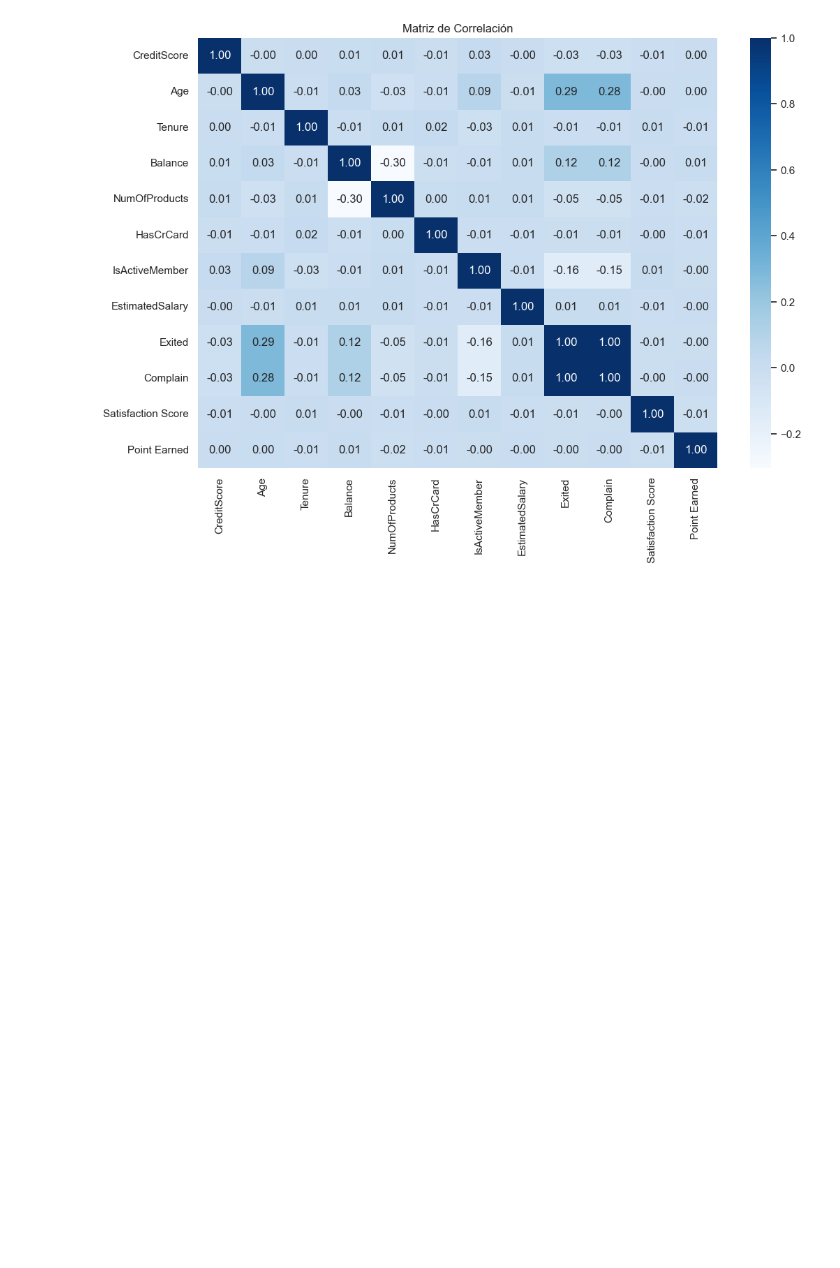
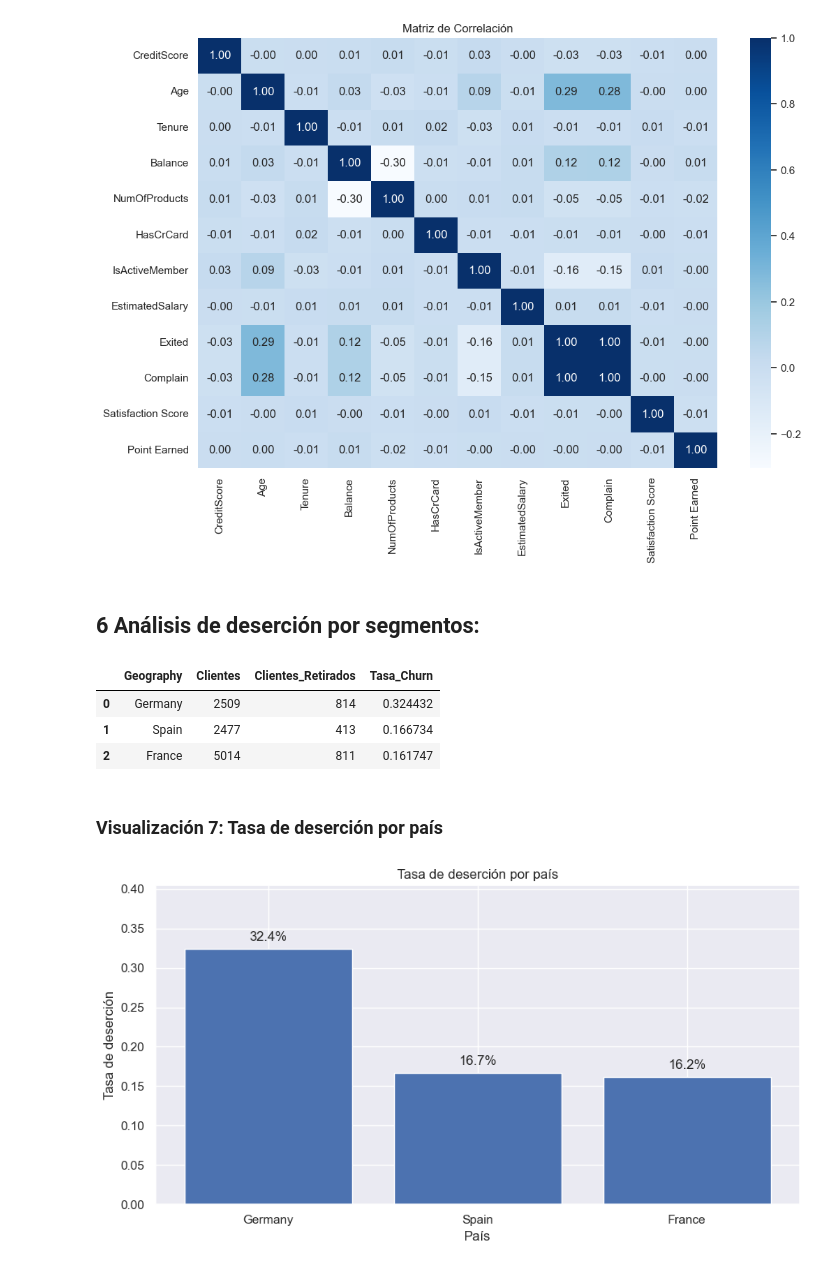
Before and after one commit to vysery98/laboratorio-3, a Jupyter notebook: main.ipynb, the cells around one changed output. Cells and saved outputs as stored; diff of their text form; code cells hidden in the pictures; blank space fills up the shorter version.

Commit message:
Agrego gráficos de visualizaciones

```diff
--- a/main.ipynb
+++ b/main.ipynb
@@ -173,3 +239,26 @@ plt.title("Matriz de Correlación")
 plt.show()
 # %% [output]
 [figure]
+# %% [markdown]
+## 6 Análisis de deserción por segmentos:
+# %%
+# Crear una copia para análisis adicional
+df_segmentos = df.copy()
+
+# Función auxiliar para calcular tasa de churn
+def tasa_churn_por_variable(data, variable):
+    return (
+        data.groupby(variable)["Exited"]
+        .agg(Clientes="count", Clientes_Retirados="sum", Tasa_Churn="mean")
+        .sort_values("Tasa_Churn", ascending=False)
+        .reset_index()
+    )
+
+tasa_churn_por_variable(df_segmentos, "Geography")
+# %% [output]
+|  | Geography | Clientes | Clientes_Retirados | Tasa_Churn |
+| 0 | Germany | 2509 | 814 | 0.324432 |
+| 1 | Spain | 2477 | 413 | 0.166734 |
+| 2 | France | 5014 | 811 | 0.161747 |
+# %% [markdown]
+### Visualización 7: Tasa de deserción por país
@@ -175,0 +268,19 @@ plt.show()
+# %%
+geo_churn = tasa_churn_por_variable(df_segmentos, "Geography")
+
+plt.figure(figsize=(9,5))
+plt.bar(geo_churn["Geography"].astype(str), geo_churn["Tasa_Churn"])
+
+plt.title("Tasa de deserción por país")
+plt.xlabel("País")
+plt.ylabel("Tasa de deserción")
+plt.ylim(0, geo_churn["Tasa_Churn"].max() + 0.08)
+
+for i, value in enumerate(geo_churn["Tasa_Churn"]):
+    plt.text(i, value + 0.01, f"{value:.1%}", ha="center")
+
+plt.tight_layout()
+plt.savefig("screenshots/aporte_tasa_churn_pais.png", dpi=150)
+plt.show()
+# %% [output]
+[figure, added]
```
Also changed, not shown: parts of 14 cells of this notebook, 4 other files.
